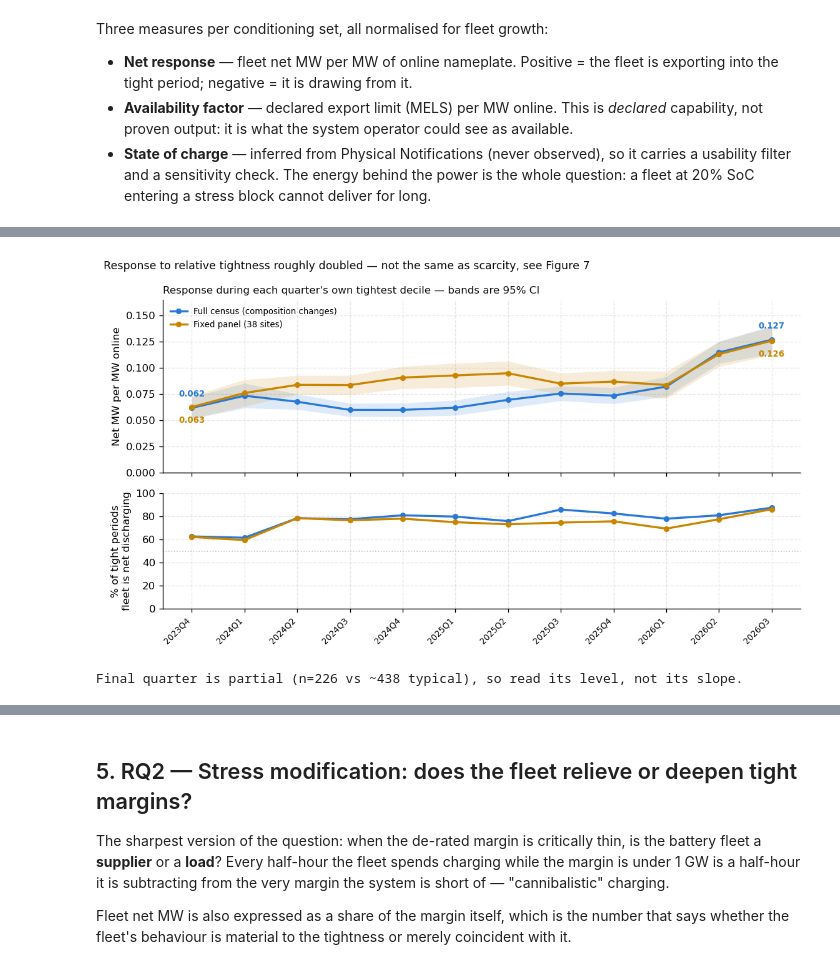
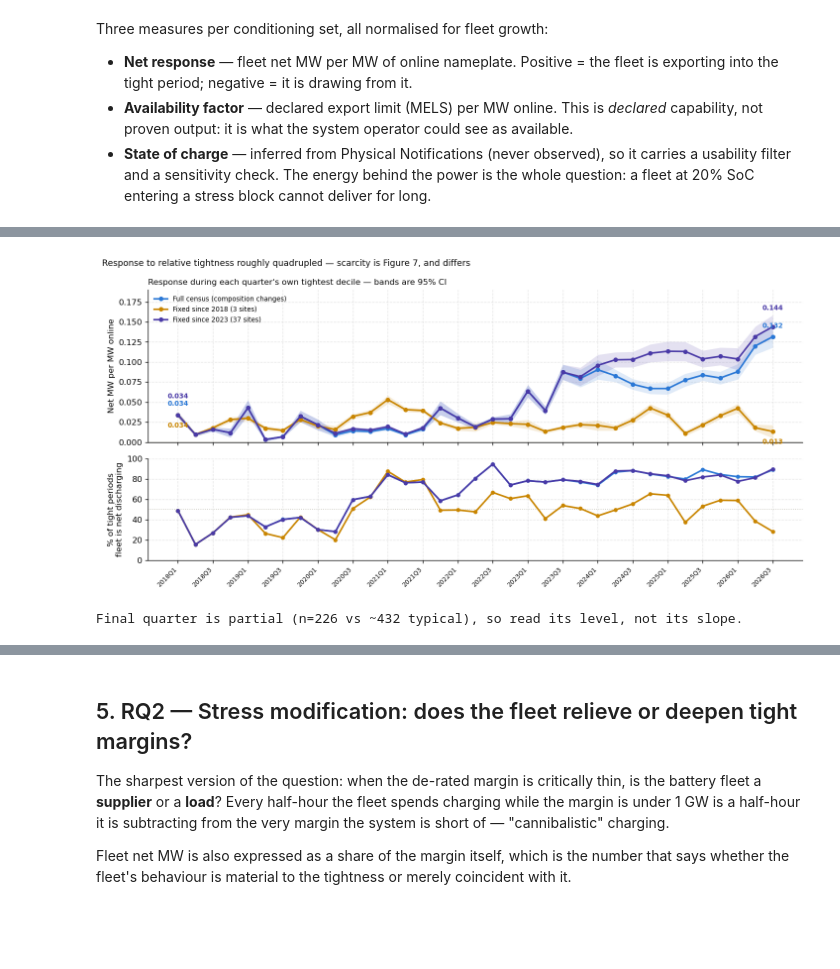
Before and after one commit to shaw029/power-trading, a Jupyter notebook: notebooks/05_stress_response_study.ipynb, the cells around one changed output, grey strips where cells are left out. Saved outputs shown, nothing was run; the diff lists cells and outputs as text; code cells hidden in the pictures; blank space fills up the shorter version.

```diff
--- a/notebooks/05_stress_response_study.ipynb
+++ b/notebooks/05_stress_response_study.ipynb
@@ -99,7 +99,7 @@ C = {
 
 # --- Window and knobs ------------------------------------------------------
 # DRY_RUN builds a two-week store so the whole notebook runs in minutes; the
-# full window is three winters and takes hours to fetch on a cold cache.
+# full window is eight winters and takes hours to fetch on a cold cache.
 DRY_RUN = False
 
 # The window is PINNED, not relative to today. A rolling `today() - 1` end date
@@ -107,7 +107,13 @@ DRY_RUN = False
 # whose feeds publish late and quietly moves every number in the notebook —
 # results must not depend on when the notebook happened to be run. Extend the
 # study by editing this date and rebuilding deliberately.
-FULL_START = dt.date(2023, 10, 1)
+# 2018-01-01 is the data floor, not a preference. Physical Notifications, the
+# declared-limit feeds and PV_Live all reach back to 2016, but Elexon's
+# loss-of-load / de-rated-margin prints — the operator-grade scarcity signal this
+# whole study conditions on — are complete only from 2018. Eight winters rather
+# than three, and the extra five span the era when GB batteries lived in Dynamic
+# Containment and were routinely skipped in the Balancing Mechanism.
+FULL_START = dt.date(2018, 1, 1)
 FULL_END = dt.date(2026, 8, 16)
 WINDOW_END = FULL_END
 WINDOW_START = (WINDOW_END - dt.timedelta(days=13)) if DRY_RUN else FULL_START
@@ -152,6 +158,13 @@ SITE_MWH = {s.site: s.capacity_mwh for s in POP.sites}
 # under a headline number.
 SITES_WITH_MWH = {s for s, mwh in SITE_MWH.items() if mwh == mwh}
 
+# Composition controls. A fixed panel is the strictest control for a changing
+# fleet, but over eight winters it shrinks to the handful of sites that existed
+# in 2018 and still run today — a valid control and a thin one. The modern panel
+# trades window length for population, so the two together bracket the question
+# rather than resting it on either.
+MODERN_PANEL_START = dt.date(2023, 10, 1)
+
 
 def skip(reason):
     '''Uniform "nothing to work with" notice.'''
@@ -924,48 +1029,54 @@ so the trend is behaviour rather than newer sites diluting older ones.
 # %%
 # Figure 6 — direction of travel, with composition held constant as a control.
-fig, axes = plt.subplots(2, 1, figsize=(9.5, 5.4), sharex=True,
+fig, axes = plt.subplots(2, 1, figsize=(12, 5.8), sharex=True,
                          gridspec_kw={"height_ratios": [3, 2]})
 x = np.arange(len(trend_all))
 
 ax = axes[0]
-for frame, colour, label in ((trend_all, C["da"], "Full census (composition changes)"),
-                             (trend_core, C["mid"], f"Fixed panel ({len(CORE_SITES)} sites)")):
+series = (
+    (trend_all, C["da"], "Full census (composition changes)"),
+    (trend_core, C["mid"], f"Fixed since {WINDOW_START:%Y} ({len(CORE_SITES)} sites)"),
+    (trend_modern, C["soc"], f"Fixed since {MODERN_PANEL_START:%Y} ({len(MODERN_SITES)} sites)"),
+)
+for frame, colour, label in series:
     ax.plot(x, frame["net"], color=colour, lw=2, marker="o", ms=4.5, label=label, zorder=3)
     ax.fill_between(x, frame["net"] - 1.96 * frame["se"], frame["net"] + 1.96 * frame["se"],
                     color=colour, alpha=0.15, lw=0, zorder=2)
 ax.axhline(0, color=C["ghost"], lw=1, zorder=1)
 # Label the endpoints only — a number on every point would bury the shape.
 # Offsets alternate so the two series' endpoint labels cannot sit on top of
 # each other where the lines converge.
-for frame, colour, dy in ((trend_all, C["da"], 11), (trend_core, C["mid"], -15)):
+for (frame, colour, _), dy in zip(series, (11, -15, 20)):
     for i in (0, len(frame) - 1):
         ax.annotate(f"{frame['net'].iloc[i]:.3f}", (x[i], frame["net"].iloc[i]),
                     xytext=(0, dy), textcoords="offset points", ha="center",
                     fontsize=8, color=colour, fontweight="bold")
 ax.set_ylabel("Net MW per MW online")
-ax.set_ylim(0, max(trend_all["net"].max(), trend_core["net"].max()) * 1.30)
+ax.set_ylim(0, max(f["net"].max() for f, _, _ in series) * 1.32)
 ax.set_title("Response during each quarter's own tightest decile — bands are 95% CI",
              fontsize=10, loc="left", color=C["ink"])
-ax.legend(frameon=False, fontsize=8, loc="upper left")
+ax.legend(frameon=False, fontsize=8, loc="upper left", ncol=1)
 
 ax = axes[1]
-ax.plot(x, trend_all["discharging"], color=C["da"], lw=2, marker="o", ms=4.5, zorder=3)
-ax.plot(x, trend_core["discharging"], color=C["mid"], lw=2, marker="o", ms=4.5, zorder=3)
+for frame, colour, _ in series:
+    ax.plot(np.arange(len(frame)), frame["discharging"], color=colour, lw=2,
+            marker="o", ms=4, zorder=3)
 ax.set_ylim(0, 100)
 ax.set_ylabel("% of tight periods\nfleet is net discharging")
-ax.set_xticks(x, trend_all["quarter"], rotation=45, ha="right", fontsize=8)
+# Eight winters is ~34 quarters: label every other one so they stay readable.
+ax.set_xticks(x[::2], trend_all["quarter"][::2], rotation=45, ha="right", fontsize=7.5)
 ax.axhline(50, color=C["ghost"], lw=1, ls=":", zorder=1)
 
-fig.suptitle("Response to relative tightness roughly doubled — not the same as scarcity, see Figure 7",
+fig.suptitle("Response to relative tightness roughly quadrupled — scarcity is Figure 7, and differs",
              fontsize=10.5, x=0.005, ha="left", color=C["ink"])
 plt.tight_layout()
 plt.show()
 
 print(f"Final quarter is partial (n={int(trend_all['n'].iloc[-1])} vs ~{int(trend_all['n'].iloc[:-1].mean())} "
       f"typical), so read its level, not its slope.")
 # %% [output]
-[figure, old version]
+[figure, new version]
-Final quarter is partial (n=226 vs ~438 typical), so read its level, not its slope.
+Final quarter is partial (n=226 vs ~432 typical), so read its level, not its slope.
 # %%
 # Figure 7 — the operator-grade view: three winters, not a trend line.
 winter_of = lambda idx: np.where(idx.month >= 10, idx.year,
```
Also changed, not shown: parts of 22 cells of this notebook, 5 other files.
